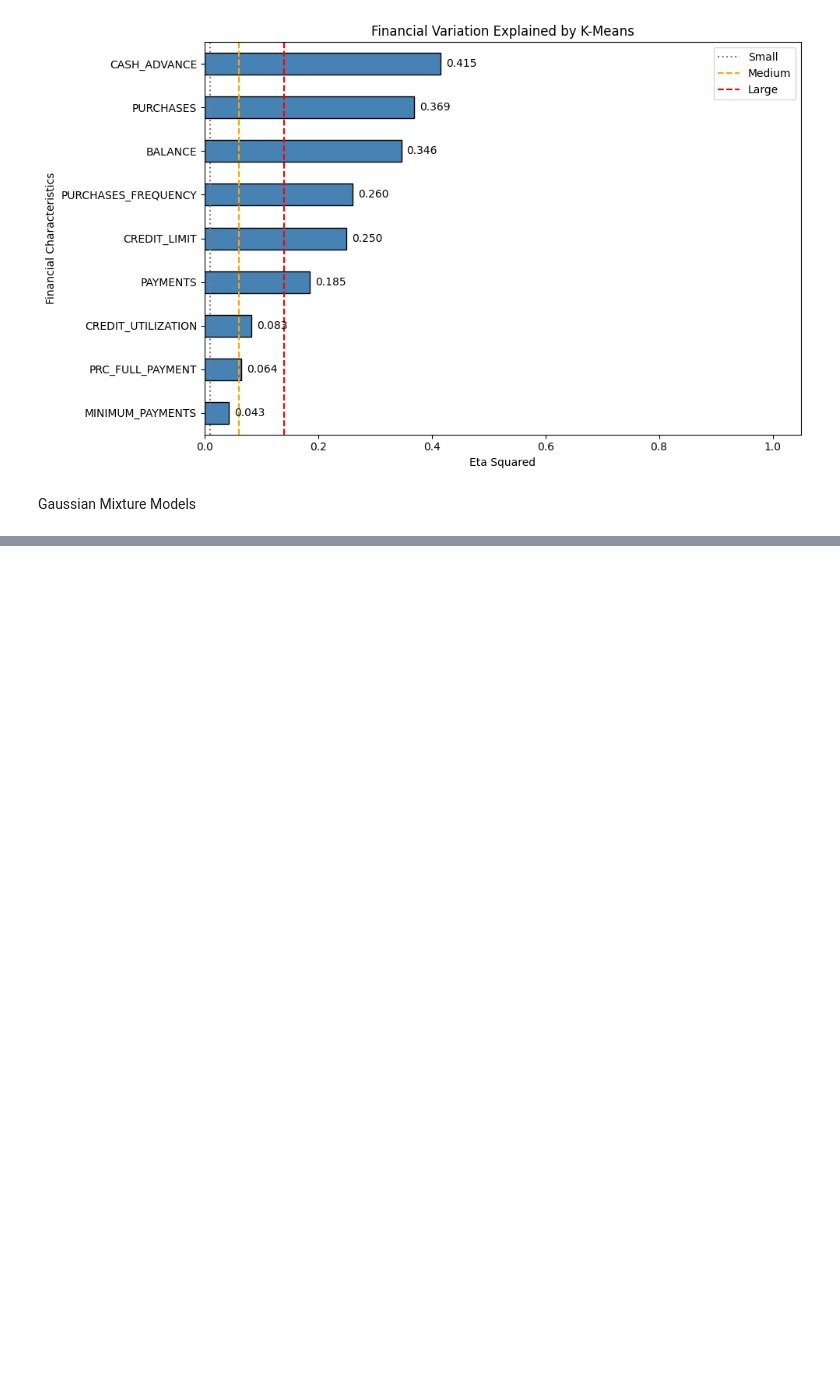
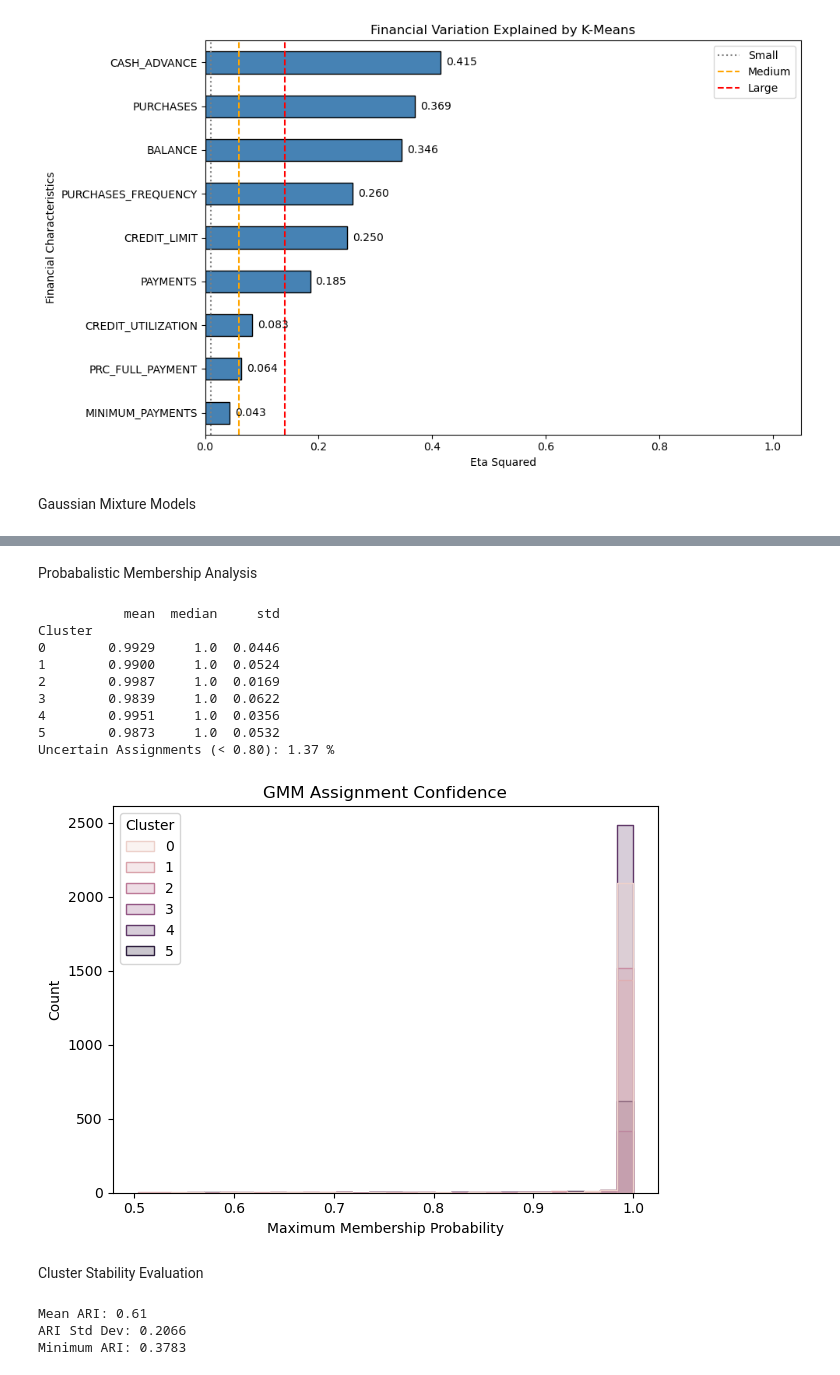
Before and after one commit to Bmmcdonnell/STAT-6250-Final-Project, a Jupyter notebook: Kmeans_GmmComparison.ipynb, the cells around one changed output, grey strips where cells are left out. Drawn from its saved outputs; the diff is of its cells as text; code cells hidden in the pictures; blank space fills up the shorter version.

```diff
--- a/Kmeans_GmmComparison.ipynb
+++ b/Kmeans_GmmComparison.ipynb
@@ -889,0 +1140,70 @@ Gaussian Mixture Models
+# %% [markdown]
+Probabalistic Membership Analysis
+# %%
+
+probabilities = gmm.predict_proba(X_scaled)
+
+df_gmm["Max_Probability"] = probabilities.max(axis=1)
+
+print(df_gmm.groupby("Cluster")[
+    "Max_Probability"
+].agg(["mean", "median", "std"]).round(4))
+
+print(
+    "Uncertain Assignments (< 0.80):",
+    round((df_gmm["Max_Probability"] < 0.80).mean() * 100, 2),
+    "%"
+)
+
+sns.histplot(
+    data=df_gmm,
+    x="Max_Probability",
+    hue="Cluster",
+    bins=30,
+    element="step"
+)
+
+plt.xlabel("Maximum Membership Probability")
+plt.title("GMM Assignment Confidence")
+plt.tight_layout()
+plt.show()
+# %% [output]
+           mean  median     std
+Cluster
+0        0.9929     1.0  0.0446
+1        0.9900     1.0  0.0524
+2        0.9987     1.0  0.0169
+3        0.9839     1.0  0.0622
+4        0.9951     1.0  0.0356
+5        0.9873     1.0  0.0532
+Uncertain Assignments (< 0.80): 1.37 %
+[figure, added]
+# %% [markdown]
+Cluster Stability Evaluation
+# %%
+
+gmm_stability = []
+
+for seed in range(10):
+    model = GaussianMixture(
+        n_components=gmm_k,
+        covariance_type=gmm_cov,
+        random_state=seed,
+        n_init=2,
+        reg_covar=1e-4,
+        max_iter=300
+    )
+
+    labels = model.fit_predict(X_scaled)
+
+    gmm_stability.append(
+        adjusted_rand_score(gmm_labels, labels)
+    )
+
+print("Mean ARI:", round(np.mean(gmm_stability), 4))
+print("ARI Std Dev:", round(np.std(gmm_stability), 4))
+print("Minimum ARI:", round(np.min(gmm_stability), 4))
+# %% [output]
+Mean ARI: 0.61
+ARI Std Dev: 0.2066
+Minimum ARI: 0.3783
```
Also changed, not shown: parts of 20 cells of this notebook.
